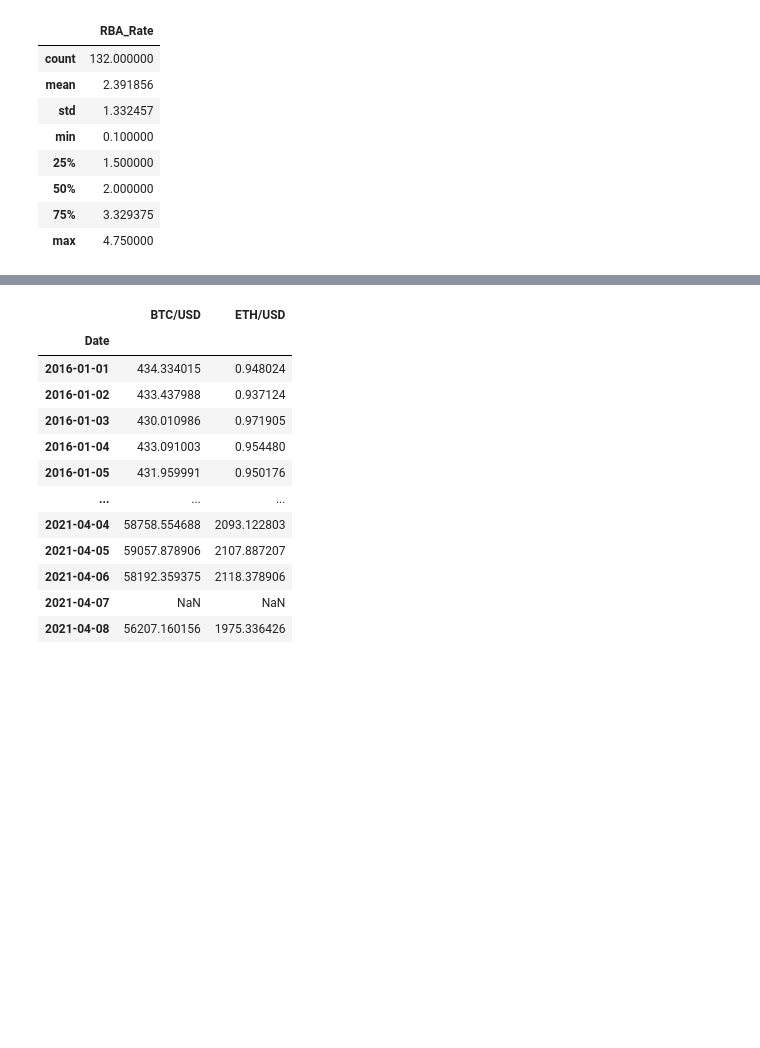
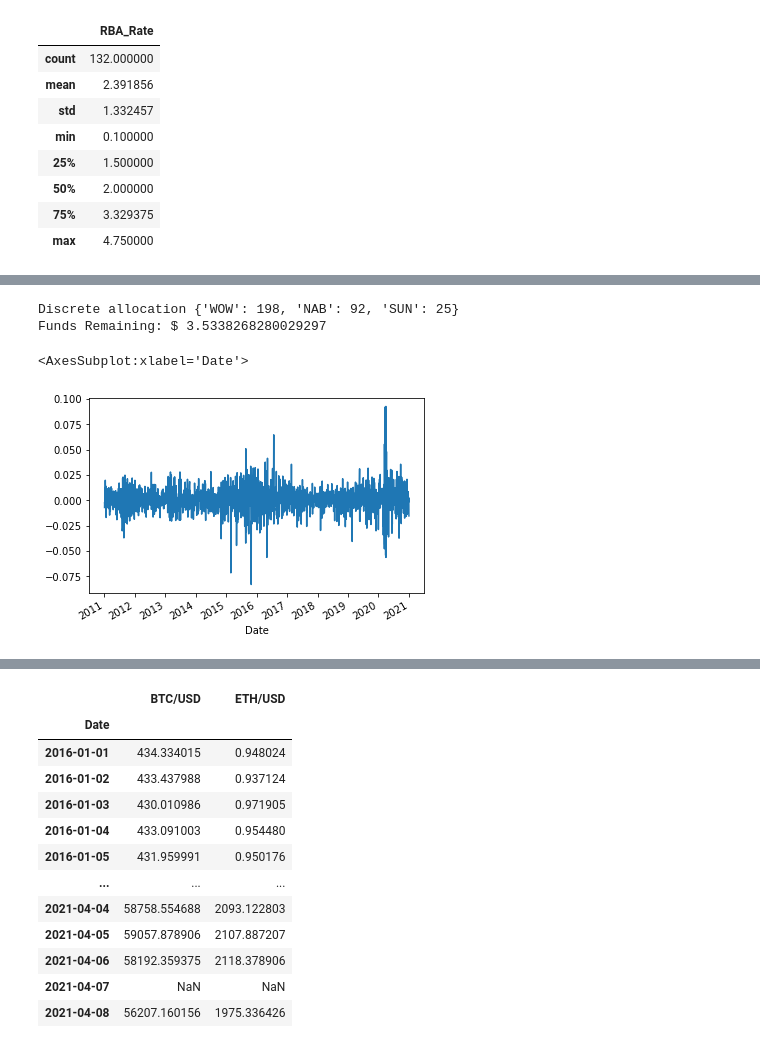
Before and after one commit to sreenivaskalva-2021/MonashFintech2021Project1, a Jupyter notebook: Base_Script.ipynb, the cells around one changed output, grey strips where cells are left out. Drawn from its saved outputs; the diff is of its cells as text; code cells hidden in the pictures; blank space fills up the shorter version.

```diff
--- a/Base_Script.ipynb
+++ b/Base_Script.ipynb
@@ -893,0 +931,8 @@ print(final_investment_worth)
+# %%
+Portfolio2 = pd.concat([df_stock1_prices, df_stock2_prices, df_stock3_prices, df_stock4_prices, df_stock5_prices,
+                        df_stock6_prices, df_stock7_prices, df_stock8_prices, df_stock9_prices, df_stock10_prices,
+                        df_stock11_prices, df_stock12_prices, df_stock13_prices, df_stock14_prices, df_stock15_prices,
+                        df_stock16_prices, df_stock17_prices, df_stock18_prices, df_stock19_prices, df_stock20_prices
+                      ], axis="columns", join="inner").fillna(0)
+Portfolio2.index.name = 'Date'
+Portfolio2
@@ -893,0 +954,3 @@ print(final_investment_worth)
+# %%
+optimised_portfolio_df = Portfolio2.drop(['BLANK'], axis=1).dropna().copy()
+optimised_portfolio_df
@@ -898,8 +976,8 @@ print(final_investment_worth)
 # Optimize the portfolio
 # Caluculate the expected anualized returns and sample covariance
 
-mu = expected_returns.mean_historical_return(Portfolio)
-S = risk_models.sample_cov(Portfolio)
+mu = expected_returns.mean_historical_return(optimised_portfolio_df)
+S = risk_models.sample_cov(optimised_portfolio_df)
 # %%
 #Optimized for the miximal Sharpe ratio
 ef = EfficientFrontier(mu, S)  #create the Efficient Frontier Object
@@ -917,22 +1002,30 @@ ef.portfolio_performance(verbose = True)
 from pypfopt.discrete_allocation import DiscreteAllocation, get_latest_prices
 
 initial_investment = investment_amount
-latest_prices = get_latest_prices(Portfolio)
+latest_prices = get_latest_prices(optimised_portfolio_df)
 weights_optimised = cleaned_weights
 
 da = DiscreteAllocation(weights_optimised, latest_prices, total_portfolio_value = initial_investment)
 allocation, leftover = da.lp_portfolio()
 print('Discrete allocation', allocation)
 print('Funds Remaining: $' , leftover)
+# %% [output]
+Discrete allocation {'WOW': 198, 'NAB': 92, 'SUN': 25}
+Funds Remaining: $ 3.5338268280029297
 # %%
 #optimal_portfolio2 = pd.concat([df_AMC, df_CSL, df_GMG, df_MQG, df_TCL, df_WES], axis="columns", join="inner")
 #optimal_portfolio2.columns = ['AMC',  'CSL', 'GMG',  'MQG', 'TCL', 'WES']
 #optimal_portfolio2
+type(weights_optimised)
+weights_optimised_list = list(weights_optimised.values())
 # %%
-#daily_returns = optimal_portfolio2.pct_change()
+optimised_portfolio_daily_returns = optimised_portfolio_df.pct_change()
 
 #weights = [0.10784, 0.10784, 0.35177, 0.07475, 0.20634, 0.15146]
 
-optimised_portfolio_returns = Portfolio.dot(weights_optimised)
+optimised_portfolio_returns = optimised_portfolio_daily_returns.dot(weights_optimised_list)
 
 optimised_portfolio_returns.plot()
+# %% [output]
+<AxesSubplot:xlabel='Date'>
+[figure, added]
```
Also changed, not shown: parts of 55 cells of this notebook.
